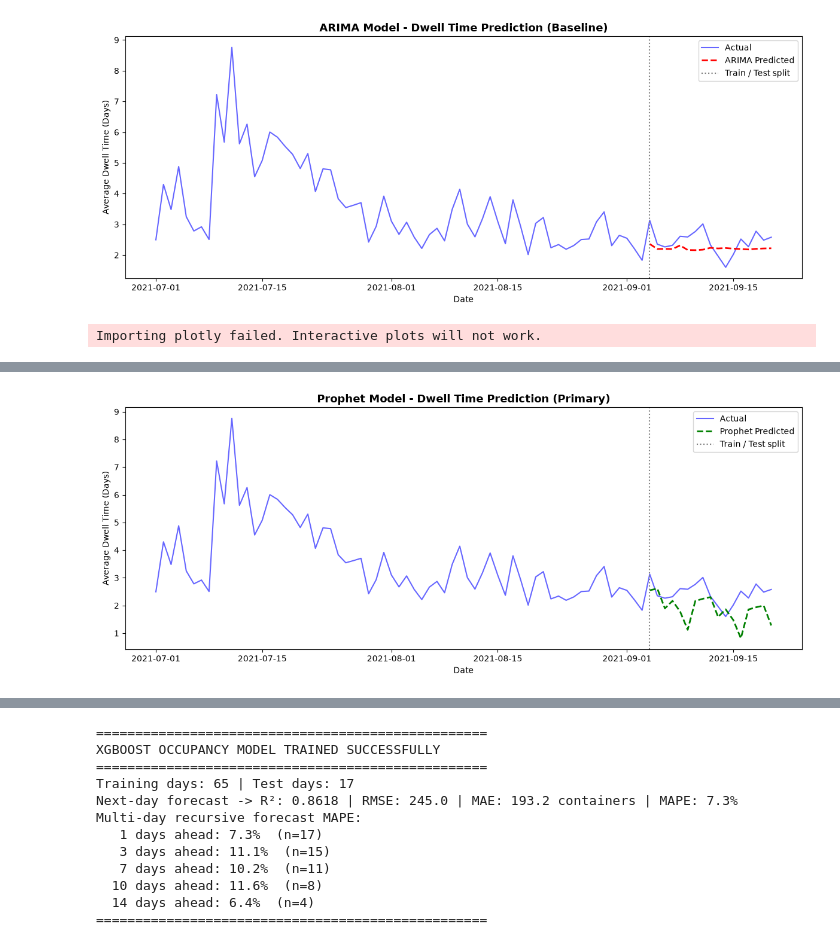
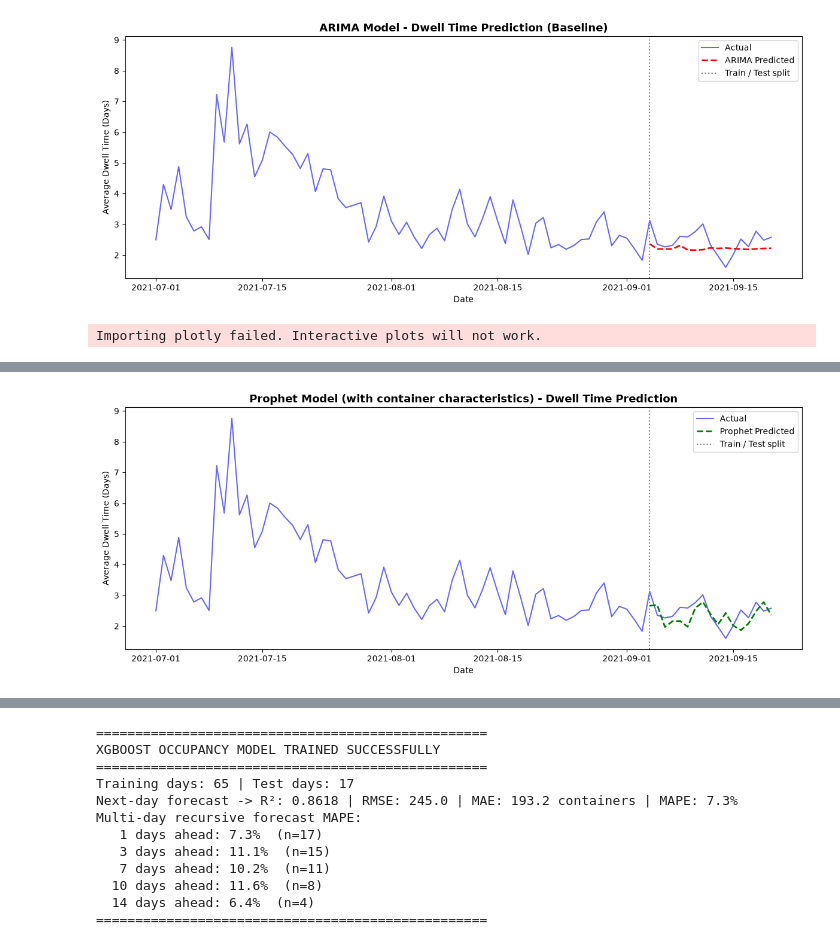
Before and after one commit to IsuJayasinghe/Final-Research, a Jupyter notebook: ml-models/YardAllocation.ipynb, the cells around one changed output, grey strips where cells are left out. Saved outputs shown, nothing was run; the diff lists cells and outputs as text; code cells hidden in the pictures.

```diff
--- a/ml-models/YardAllocation.ipynb
+++ b/ml-models/YardAllocation.ipynb
@@ -252,45 +252,78 @@ Rolling 7-day  -> RMSE: 0.4282 | MAE: 0.3680 | MAPE: 16.75%
 [figure]
 # %%
 # ============================================
-# CELL 5: Train Prophet Model (Primary)
+# CELL 5: Train Prophet Model (Primary) - with container characteristics
 # ============================================
 from prophet import Prophet
 import logging
 logging.getLogger('cmdstanpy').disabled = True   # hide Stan progress messages
 
-# Prophet requires columns named 'ds' (date) and 'y' (value) - same series and split as ARIMA
+# Unlike ARIMA (which only sees past dwell values), Prophet also uses daily container
+# characteristics as extra regressors. Only information known when a container is
+# discharged is used (events recorded after discharge are not used - no data leakage).
+events = df.merge(dwell[['Case_ID', 'Discharge_Time']], on='Case_ID')
+known_at_arrival = events[events['Timestamp'] <= events['Discharge_Time']]
+arrival_flags = in_window[['Case_ID']].copy()
+arrival_flags['Date'] = pd.to_datetime(in_window['Date'])
+for activity, column in [('CUSTOMS_DEL', 'Customs_Share'),
+                         ('HAS_QUARANTINE_FLAG', 'Quarantine_Share'),
+                         ('SP_RED_WAY_PIB', 'Red_Lane_Share')]:
+    flagged = known_at_arrival.loc[known_at_arrival['Activity'] == activity, 'Case_ID']
+    arrival_flags[column] = arrival_flags['Case_ID'].isin(flagged).astype(int)
+
+PROPHET_REGRESSORS = ['Customs_Share', 'Quarantine_Share', 'Red_Lane_Share', 'Arrivals']
+daily_chars = arrival_flags.groupby('Date')[PROPHET_REGRESSORS[:3]].mean()
+daily_chars['Arrivals'] = arrival_flags.groupby('Date').size()
+daily_chars = daily_chars.reindex(daily_series.index).interpolate()
+
+# Same series and the same split as ARIMA, plus the regressor columns
 prophet_df = daily_dwell.rename(columns={'Date': 'ds', 'Avg_Dwell_Days': 'y'})
+prophet_df[PROPHET_REGRESSORS] = daily_chars.values
 prophet_train = prophet_df[:split]
 prophet_test = prophet_df[split:]
 
-def build_prophet(cps):
+def build_prophet(cps, mode):
     # Only ~3 months of data, so yearly seasonality is disabled
-    return Prophet(growth='linear', yearly_seasonality=False, weekly_seasonality=True,
-                   daily_seasonality=False, changepoint_prior_scale=cps)
+    m = Prophet(growth='linear', yearly_seasonality=False, weekly_seasonality=True,
+                daily_seasonality=False, changepoint_prior_scale=cps, seasonality_mode=mode)
+    for reg in PROPHET_REGRESSORS:
+        m.add_regressor(reg)
+    return m
 
-# Tune changepoint_prior_scale on a validation split taken from the TRAINING data only
-val_split = int(len(prophet_train) * 0.8)
+def prophet_rolling(cps, mode, start, end, horizon):
+    """Rolling-origin evaluation: refit at each day and forecast the next `horizon` days."""
+    actual, pred = [], []
+    for origin in range(start, end - horizon + 1):
+        m = build_prophet(cps, mode).fit(prophet_df[:origin])
+        future = prophet_df[origin:origin + horizon]
+        actual.extend(future['y'].values)
+        pred.extend(m.predict(future[['ds'] + PROPHET_REGRESSORS])['yhat'].clip(lower=0).values)
+    return evaluate(actual, pred)
+
+# Tune settings on a validation period taken from the TRAINING data only (last 20% of train)
+val_start = int(split * 0.8)
 val_scores = {}
-for cps in [0.01, 0.05, 0.1, 0.5]:
-    m = build_prophet(cps).fit(prophet_train[:val_split])
-    val_pred = m.predict(prophet_train[val_split:][['ds']])['yhat'].clip(lower=0)
-    val_scores[cps] = evaluate(prophet_train[val_split:]['y'], val_pred)[1]
-PROPHET_CPS = min(val_scores, key=val_scores.get)
-print(f"Validation MAE by changepoint_prior_scale: { {k: round(v, 3) for k, v in val_scores.items()} }")
-print(f"Selected changepoint_prior_scale: {PROPHET_CPS}")
+for cps in [0.01, 0.05, 0.5]:
+    for mode in ['additive', 'multiplicative']:
+        val_scores[(cps, mode)] = prophet_rolling(cps, mode, val_start, split, horizon=1)[1]
+PROPHET_CPS, PROPHET_MODE = min(val_scores, key=val_scores.get)
+print("Validation MAE (train data only):")
+for (cps, mode), score in sorted(val_scores.items(), key=lambda kv: kv[1]):
+    print(f"  changepoint_prior_scale={cps:<5} mode={mode:<15} MAE={score:.3f}")
+print(f"Selected: changepoint_prior_scale={PROPHET_CPS}, seasonality_mode={PROPHET_MODE}")
 
-model_prophet = build_prophet(PROPHET_CPS).fit(prophet_train)
-prophet_pred = model_prophet.predict(prophet_test[['ds']])['yhat'].clip(lower=0).values
+# Hold-out test (same 17 days as ARIMA)
+model_prophet = build_prophet(PROPHET_CPS, PROPHET_MODE).fit(prophet_train)
+prophet_pred = model_prophet.predict(prophet_test[['ds'] + PROPHET_REGRESSORS])['yhat'].clip(lower=0).values
 prophet_rmse, prophet_mae, prophet_mape = evaluate(prophet_test['y'], prophet_pred)
 
-def prophet_forecast_fn(s, h):
-    m = build_prophet(PROPHET_CPS).fit(pd.DataFrame({'ds': s.index, 'y': s.values}))
-    return m.predict(m.make_future_dataframe(periods=h, include_history=False))['yhat'].clip(lower=0).values
-prophet_roll_rmse, prophet_roll_mae, prophet_roll_mape = rolling_evaluation(prophet_forecast_fn, daily_series, split)
+# Rolling 7-day-ahead evaluation (same procedure as ARIMA)
+prophet_roll_rmse, prophet_roll_mae, prophet_roll_mape = prophet_rolling(PROPHET_CPS, PROPHET_MODE, split, len(prophet_df), horizon=7)
 
 print("=" * 50)
 print("PROPHET MODEL TRAINED SUCCESSFULLY (Primary)")
 print("=" * 50)
+print(f"Regressors: {PROPHET_REGRESSORS}")
 print(f"Hold-out test  -> RMSE: {prophet_rmse:.4f} | MAE: {prophet_mae:.4f} | MAPE: {prophet_mape:.2f}%")
 print(f"Rolling 7-day  -> RMSE: {prophet_roll_rmse:.4f} | MAE: {prophet_roll_mae:.4f} | MAPE: {prophet_roll_mape:.2f}%")
 print("=" * 50)
@@ -300,7 +333,7 @@ plt.figure(figsize=(12, 5))
 plt.plot(prophet_df['ds'], prophet_df['y'], label='Actual', color='blue', linewidth=1.5, alpha=0.6)
 plt.plot(prophet_test['ds'].values, prophet_pred, label='Prophet Predicted', color='green', linestyle='--', linewidth=2)
 plt.axvline(prophet_test['ds'].iloc[0], color='gray', linestyle=':', label='Train / Test split')
-plt.title('Prophet Model - Dwell Time Prediction (Primary)', fontsize=13, fontweight='bold')
+plt.title('Prophet Model (with container characteristics) - Dwell Time Prediction', fontsize=13, fontweight='bold')
 plt.xlabel('Date')
 plt.ylabel('Average Dwell Time (Days)')
 plt.legend()
@@ -319,5 +359,5 @@ Rolling 7-day  -> RMSE: 0.6810 | MAE: 0.5367 | MAPE: 21.88%
 ==================================================
-[figure, old version]
+[figure, new version]
 # %%
 # ============================================
 # CELL 6: Prophet vs ARIMA Comparison
```
Also changed, not shown: parts of 5 cells of this notebook, 6 other files.
